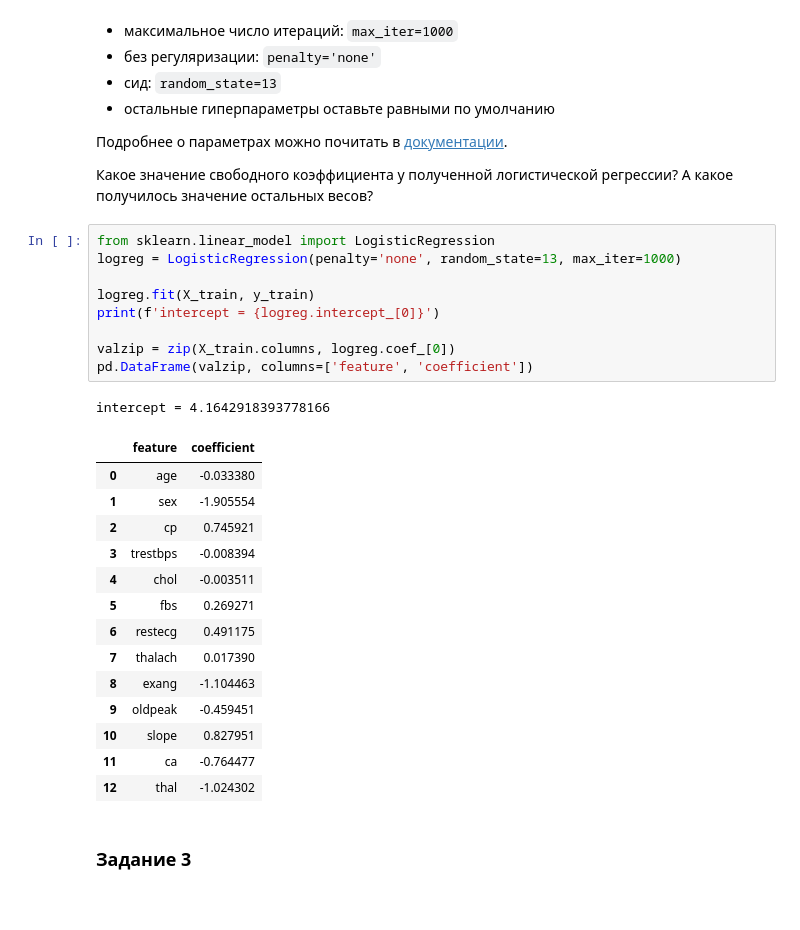
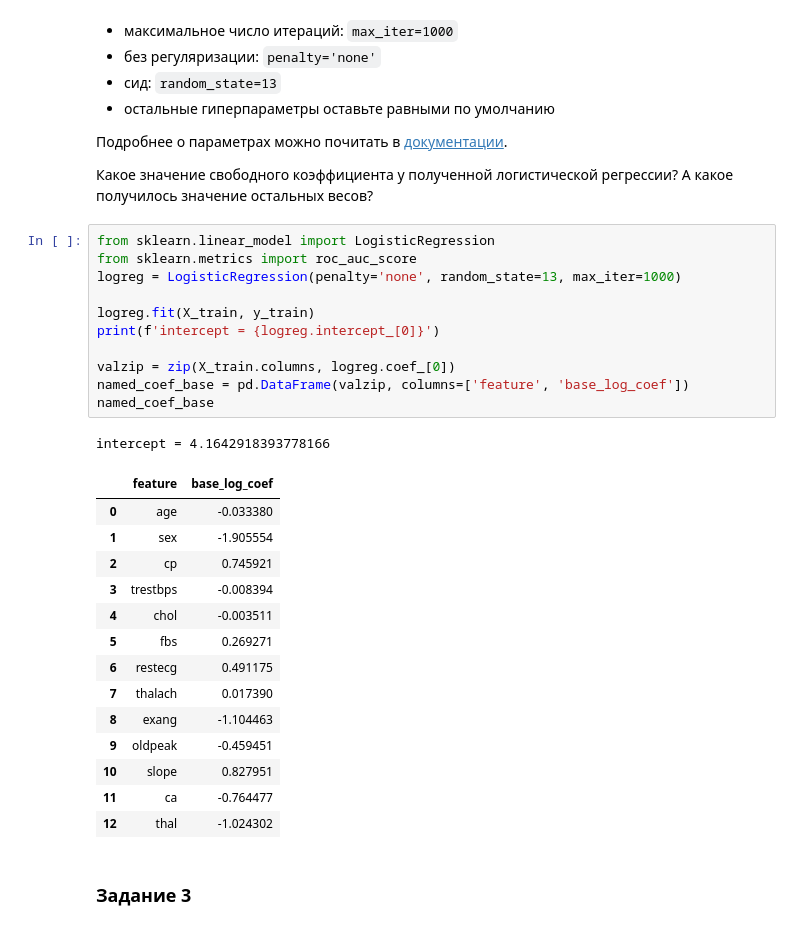
Before and after one commit to ksetdekov/ml_dpo_2021, a Jupyter notebook: hw/hw3/hw03.ipynb, the cells around one changed output. Saved outputs shown, nothing was run; the diff lists cells and outputs as text.

```diff
--- a/hw/hw3/hw03.ipynb
+++ b/hw/hw3/hw03.ipynb
@@ -297,16 +297,18 @@ X_train.shape, X_test.shape
 Какое значение свободного коэффициента у полученной логистической регрессии? А какое получилось значение остальных весов?
 # %%
 from sklearn.linear_model import LogisticRegression
+from sklearn.metrics import roc_auc_score
 logreg = LogisticRegression(penalty='none', random_state=13, max_iter=1000)
 
 logreg.fit(X_train, y_train)
 print(f'intercept = {logreg.intercept_[0]}')
 
 valzip = zip(X_train.columns, logreg.coef_[0])
-pd.DataFrame(valzip, columns=['feature', 'coefficient'])
+named_coef_base = pd.DataFrame(valzip, columns=['feature', 'base_log_coef'])
+named_coef_base
 # %% [output]
 intercept = 4.1642918393778166
-|  | feature | coefficient |
+|  | feature | base_log_coef |
 | 0 | age | -0.033380 |
 | 1 | sex | -1.905554 |
 | 2 | cp | 0.745921 |
```
Also changed, not shown: parts of 10 cells of this notebook.
